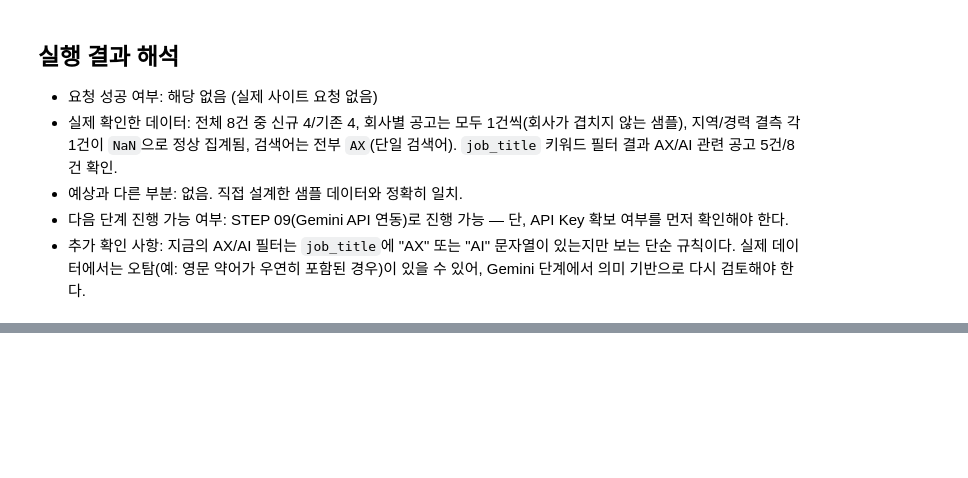
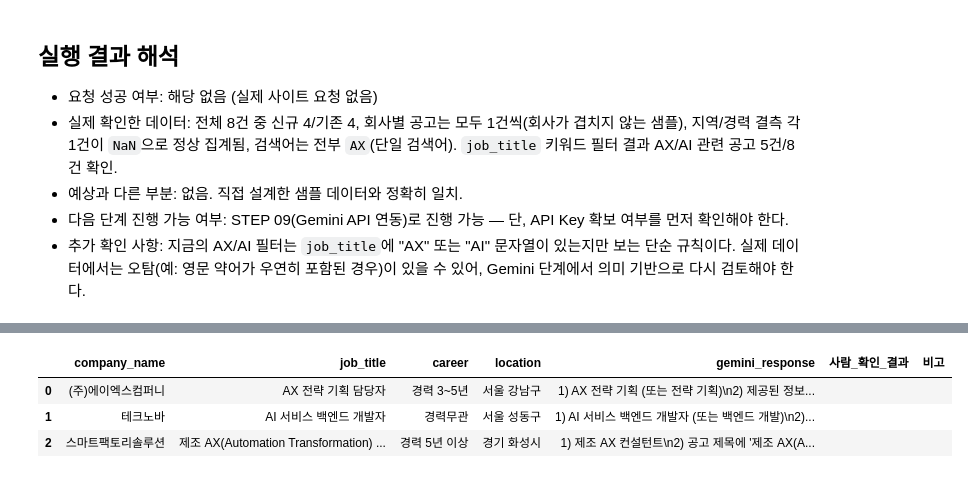
Before and after one commit to cyw0927/claude-code-agent-course, a Jupyter notebook: chapter11/ax-job-agent/notebooks/ax_job_pipeline.ipynb, the cells around one changed output, grey strips where cells are left out. Cells and saved outputs as stored; diff of their text form; code cells hidden in the pictures; blank space fills up the shorter version.

```diff
--- a/chapter11/ax-job-agent/notebooks/ax_job_pipeline.ipynb
+++ b/chapter11/ax-job-agent/notebooks/ax_job_pipeline.ipynb
@@ -422,0 +436,10 @@ AX/AI 관련 공고 수: 5 / 8
+# %%
+import os
+from dotenv import load_dotenv
+
+ENV_PATH = Path.cwd().parent / ".env"
+load_dotenv(ENV_PATH)
+
+api_key = os.environ.get("GEMINI_API_KEY")
+print(".env 경로:", ENV_PATH)
+print("GEMINI_API_KEY 존재 여부:", bool(api_key))
@@ -422,0 +536,12 @@ AX/AI 관련 공고 수: 5 / 8
+# %%
+verification_df = sample_targets[["company_name", "job_title", "career", "location"]].reset_index(drop=True).copy()
+verification_df["gemini_response"] = [r["gemini_response"] for r in gemini_results]
+verification_df["사람_확인_결과"] = ""  # 사용자가 직접 채운다: 예) 적절 / 과도한 해석 / 오류
+verification_df["비고"] = ""
+
+verification_df
+# %% [output]
+|  | company_name | job_title | career | location | gemini_response | 사람_확인_결과 | 비고 |
+| 0 | (주)에이엑스컴퍼니 | AX 전략 기획 담당자 | 경력 3~5년 | 서울 강남구 | 1) AX 전략 기획 (또는 전략 기획)\n2) 제공된 정보... |  |  |
+| 1 | 테크노바 | AI 서비스 백엔드 개발자 | 경력무관 | 서울 성동구 | 1) AI 서비스 백엔드 개발자 (또는 백엔드 개발)\n2)... |  |  |
+| 2 | 스마트팩토리솔루션 | 제조 AX(Automation Transformation) ... | 경력 5년 이상 | 경기 화성시 | 1) 제조 AX 컨설턴트\n2) 공고 제목에 '제조 AX(A... |  |  |
```
Also changed, not shown: parts of 7 cells of this notebook, 5 other files.
